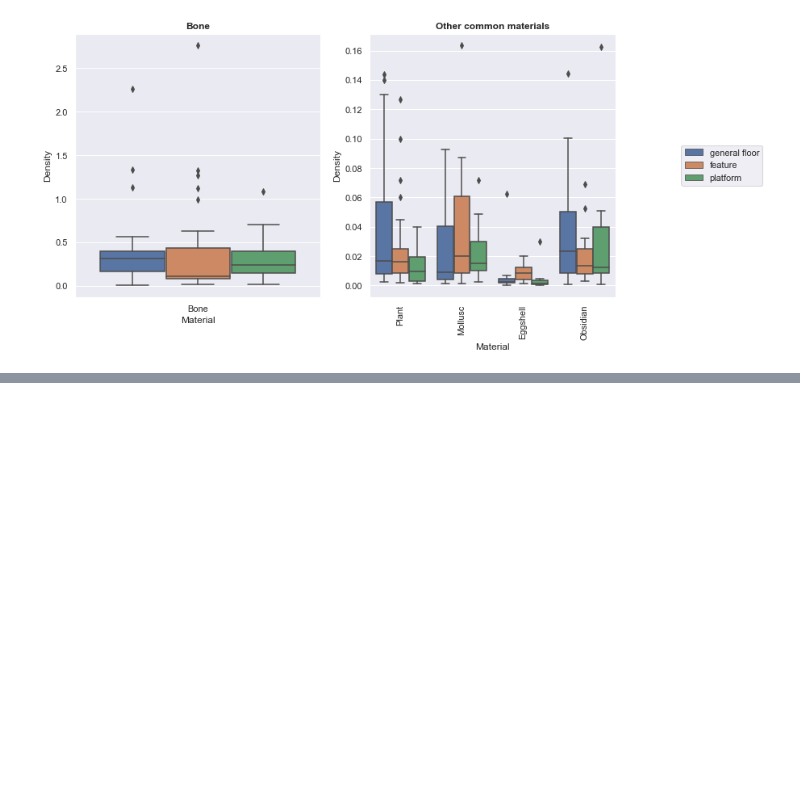
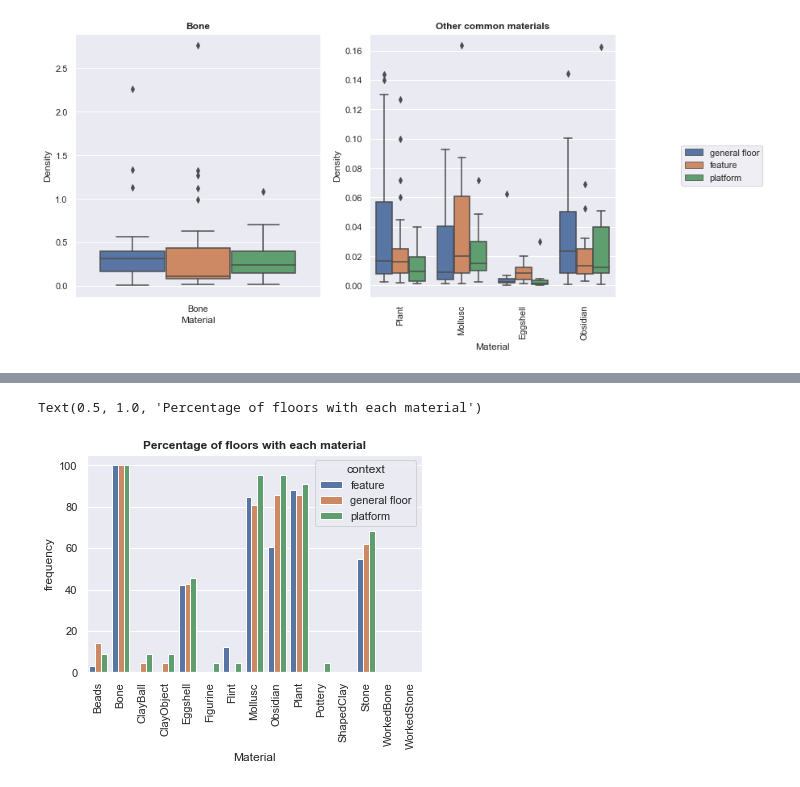
Before and after one commit to MilVas/Building77, a Jupyter notebook: HR_exploratory_analysis.ipynb, the cells around one changed output, grey strips where cells are left out. Saved outputs shown, nothing was run; the diff lists cells and outputs as text; code cells hidden in the pictures; blank space fills up the shorter version.

```diff
--- a/HR_exploratory_analysis.ipynb
+++ b/HR_exploratory_analysis.ipynb
@@ -579,0 +552,4 @@ pres
+# %%
+#groupby floor type and material
+floors_presence2 = floors_presence.groupby(['contextsubtype','Material'])['Presence'].sum().reset_index()
+floors_presence2.columns
@@ -579,0 +558,4 @@ pres
+# %%
+samples2 = floors_density['contextsubtype'].value_counts().reset_index()
+samples2.columns=['context','count']
+samples2.columns
@@ -579,0 +564,3 @@ pres
+# %%
+floors_presence3 = pd.merge(floors_presence2, samples2, left_on='contextsubtype', right_on='context')
+floors_presence3
@@ -579,0 +585,3 @@ pres
+# %%
+floors_presence3['frequency'] = round(floors_presence3['Presence']/ floors_presence3['count'] *100,2)
+floors_presence3
@@ -579,0 +606,9 @@ pres
+# %%
+# visualizing frequency
+
+a= sns.barplot(floors_presence3.Material,floors_presence3.frequency,hue= floors_presence3.context)
+plt.xticks(rotation=90);
+a.set_title('Percentage of floors with each material',fontweight='bold')
+# %% [output]
+Text(0.5, 1.0, 'Percentage of floors with each material')
+[figure, added]
```
Also changed, not shown: parts of 10 cells of this notebook.
